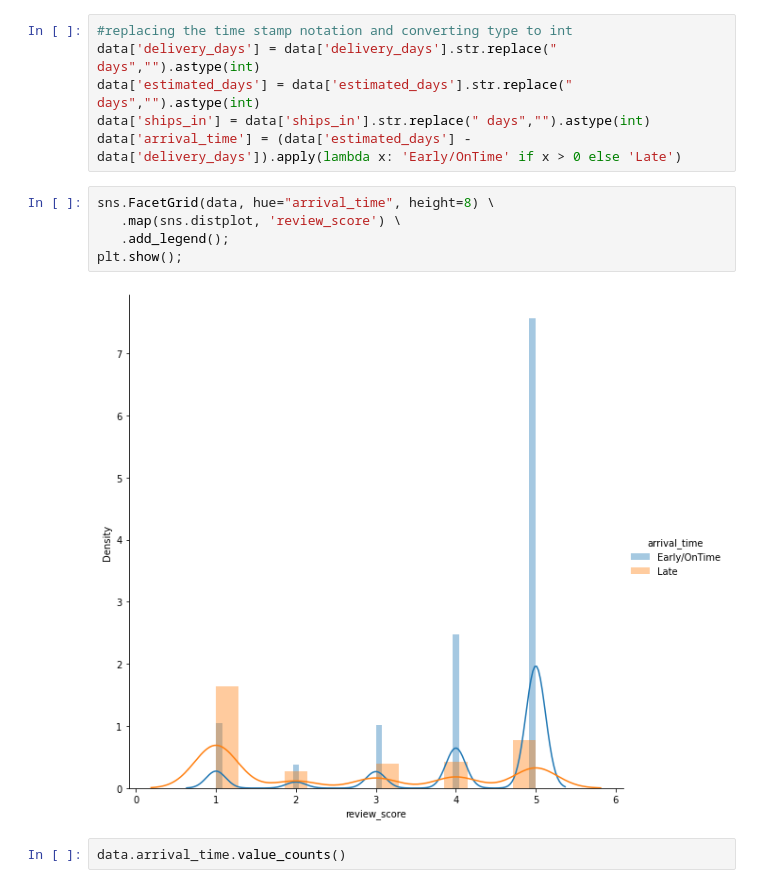
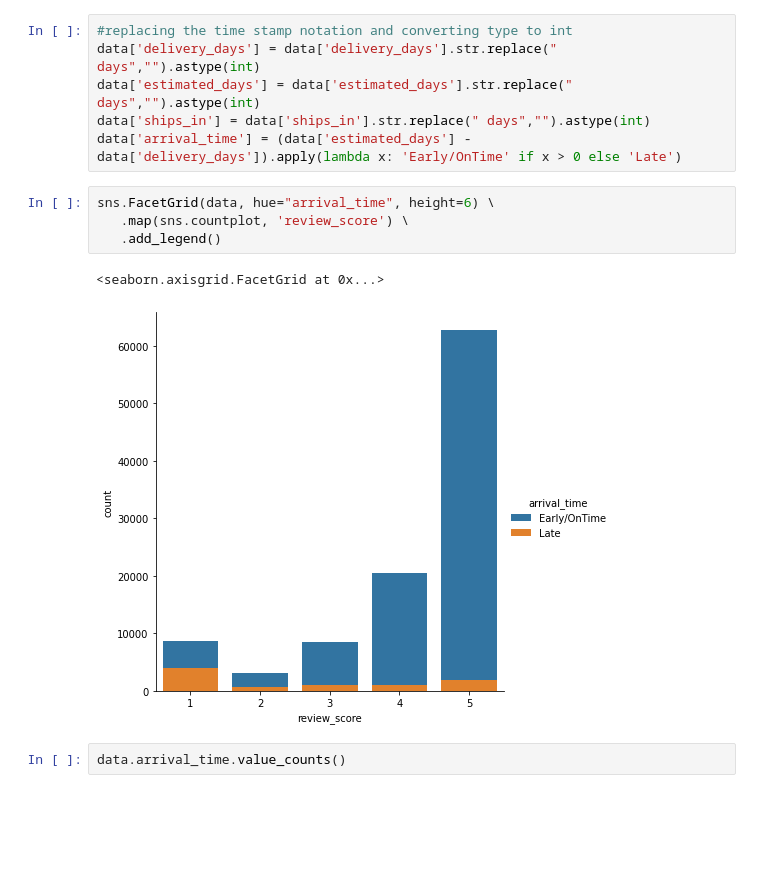
Before and after one commit to jakejhc/Team_Project, a Jupyter notebook: brazillian-customer-satification.ipynb, the cells around one changed output. Drawn from its saved outputs; the diff is of its cells as text; blank space fills up the shorter version.

```diff
--- a/brazillian-customer-satification.ipynb
+++ b/brazillian-customer-satification.ipynb
@@ -643,12 +593,12 @@ data['estimated_days'] = data['estimated_days'].str.replace(" days","").astype(i
 data['ships_in'] = data['ships_in'].str.replace(" days","").astype(int)
 data['arrival_time'] = (data['estimated_days'] - data['delivery_days']).apply(lambda x: 'Early/OnTime' if x > 0 else 'Late')
 # %%
-sns.FacetGrid(data, hue="arrival_time", height=8) \
-   .map(sns.distplot, 'review_score') \
-   .add_legend();
-plt.show();
+sns.FacetGrid(data, hue="arrival_time", height=6) \
+   .map(sns.countplot, 'review_score') \
+   .add_legend()
 # %% [output]
+<seaborn.axisgrid.FacetGrid at 0x...>
-[figure, old version]
+[figure, new version]
 # %%
 data.arrival_time.value_counts()
 # %% [output]
```
Also changed, not shown: parts of 99 cells of this notebook.
